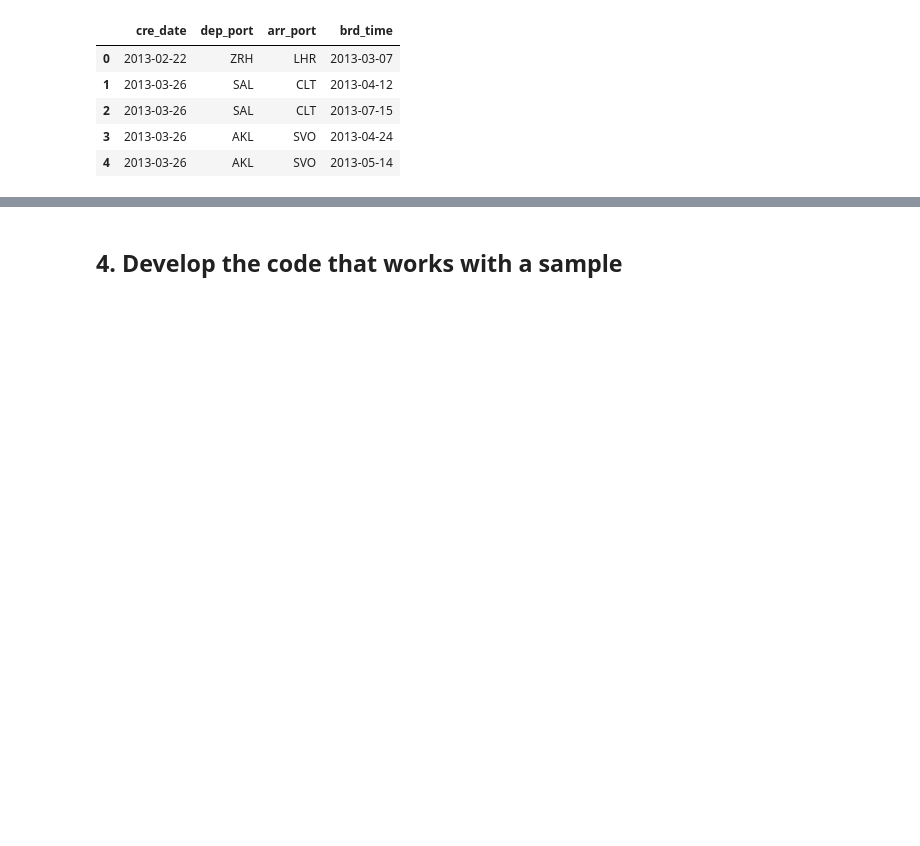
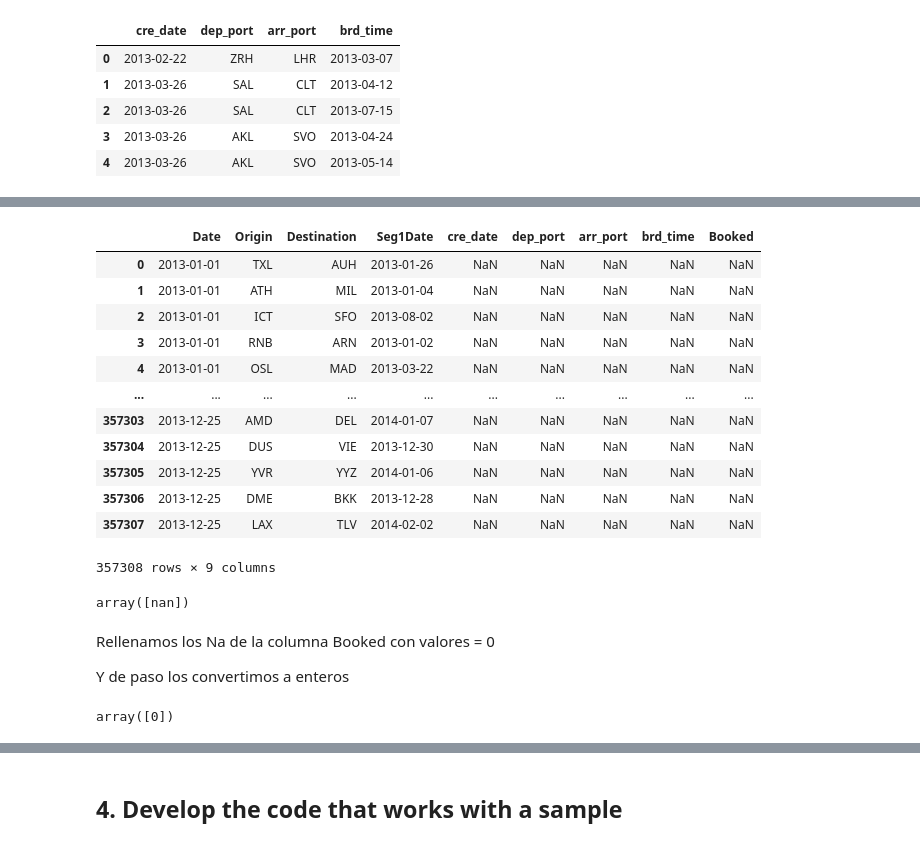
Before and after one commit to pablovdcf/DS_Challenge, a Jupyter notebook: ds_exercises/Exercise_04.ipynb, the cells around one changed output, grey strips where cells are left out. Cells and saved outputs as stored; diff of their text form; code cells hidden in the pictures; blank space fills up the shorter version.

```diff
--- a/ds_exercises/Exercise_04.ipynb
+++ b/ds_exercises/Exercise_04.ipynb
@@ -198,0 +264,6 @@ bookings_sample_interest.head()
+# %%
+# IATA_CODES for names of airports
+# Delete the blankspaces in data and put in upper the str
+
+bookings_sample_interest["dep_port"] = bookings_sample_interest["dep_port"].str.strip().str.upper()
+bookings_sample_interest["arr_port"] = bookings_sample_interest["arr_port"].str.strip().str.upper()
@@ -405,0 +486,4 @@ searches_sample_interest_no_dups.shape
+# %%
+# Create a new variable that store the sample without na values
+
+searches_sample_interes_no_dups_na = searches_sample_interest_no_dups.dropna()
@@ -405,0 +499,2 @@ searches_sample_interest_no_dups.shape
+# %%
+bookings_sample_interest_no_dups['Booked'] = 1
@@ -405,0 +520,39 @@ searches_sample_interest_no_dups.shape
+# %%
+searches_bookings_sample = searches_sample_interes_no_dups_na.merge(
+    bookings_sample_interest_no_dups,
+    how="left",
+    left_on= ['Date','Origin','Destination'],
+    right_on= ['cre_date','dep_port','arr_port'])
+
+searches_bookings_sample
+# %% [output]
+|  | Date | Origin | Destination | Seg1Date | cre_date | dep_port | arr_port | brd_time | Booked |
+| 0 | 2013-01-01 | TXL | AUH | 2013-01-26 | NaN | NaN | NaN | NaN | NaN |
+| 1 | 2013-01-01 | ATH | MIL | 2013-01-04 | NaN | NaN | NaN | NaN | NaN |
+| 2 | 2013-01-01 | ICT | SFO | 2013-08-02 | NaN | NaN | NaN | NaN | NaN |
+| 3 | 2013-01-01 | RNB | ARN | 2013-01-02 | NaN | NaN | NaN | NaN | NaN |
+| 4 | 2013-01-01 | OSL | MAD | 2013-03-22 | NaN | NaN | NaN | NaN | NaN |
+| ... | ... | ... | ... | ... | ... | ... | ... | ... | ... |
+| 357303 | 2013-12-25 | AMD | DEL | 2014-01-07 | NaN | NaN | NaN | NaN | NaN |
+| 357304 | 2013-12-25 | DUS | VIE | 2013-12-30 | NaN | NaN | NaN | NaN | NaN |
+| 357305 | 2013-12-25 | YVR | YYZ | 2014-01-06 | NaN | NaN | NaN | NaN | NaN |
+| 357306 | 2013-12-25 | DME | BKK | 2013-12-28 | NaN | NaN | NaN | NaN | NaN |
+| 357307 | 2013-12-25 | LAX | TLV | 2014-02-02 | NaN | NaN | NaN | NaN | NaN |
+357308 rows × 9 columns
+# %%
+# Observamos que booked ahora tiene valores de Na y 1
+# 1 serán las searches que han sido bookings
+
+searches_bookings_sample['Booked'].unique()
+# %% [output]
+array([nan])
+# %% [markdown]
+Rellenamos los Na de la columna Booked con valores = 0
+
+Y de paso los convertimos a enteros
+# %%
+searches_bookings_sample['Booked'] = searches_bookings_sample['Booked'].fillna(0)           # Fill Na values with 0
+searches_bookings_sample['Booked'] = searches_bookings_sample['Booked'].astype(int)         # Change the type from float to int
+searches_bookings_sample['Booked'].unique()
+# %% [output]
+array([0])
```
Also changed, not shown: parts of 131 cells of this notebook.
